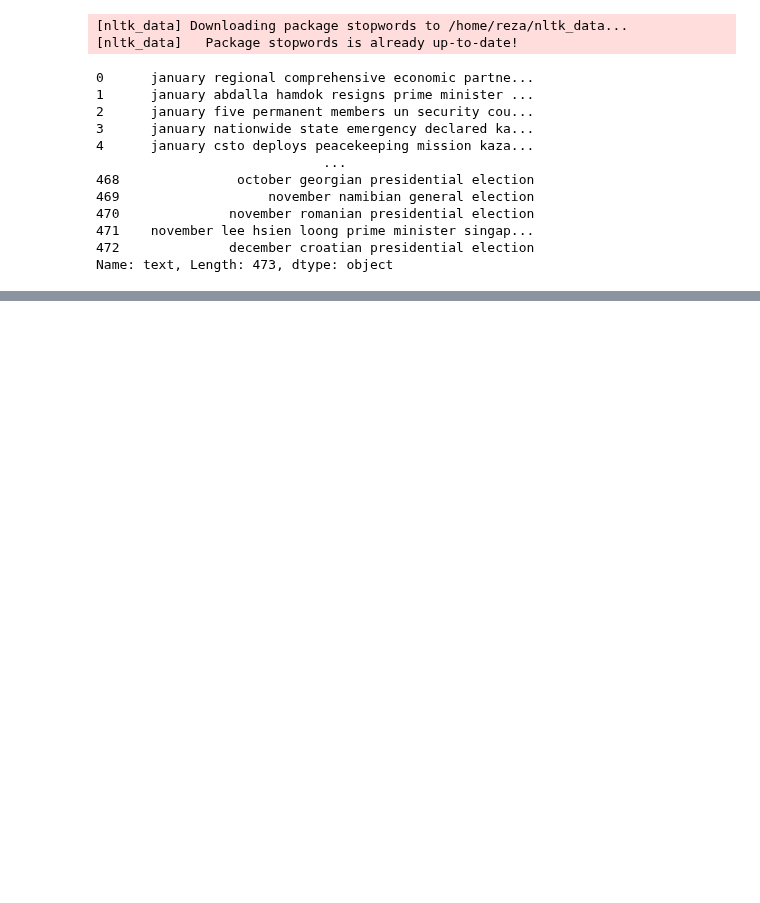
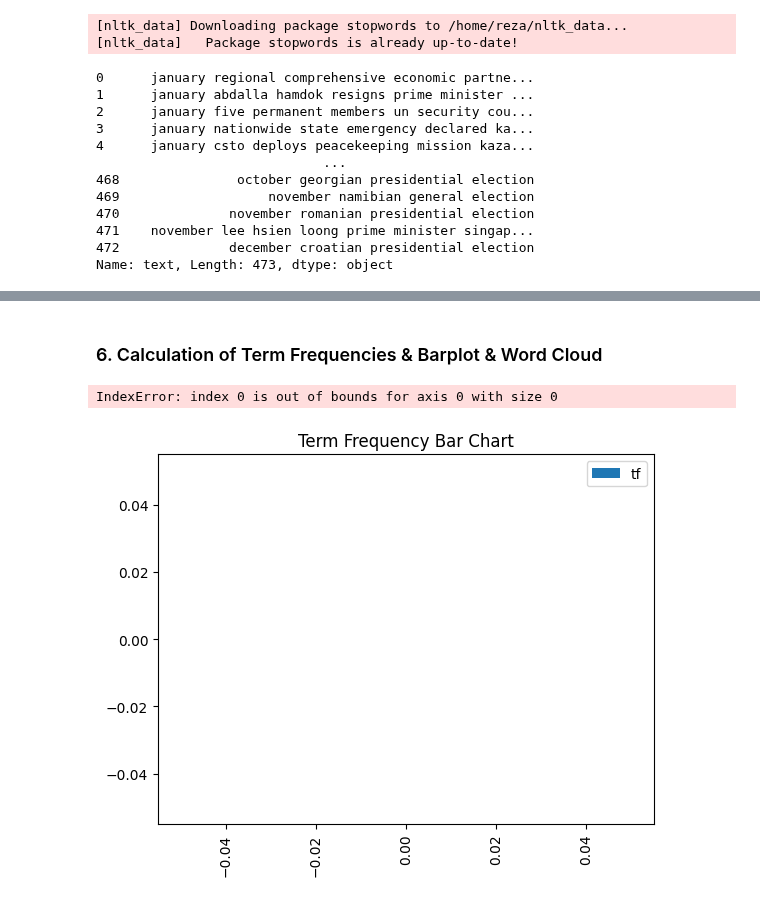
Before and after one commit to rezaAdinepour/Deep-Learning-Homework, a Jupyter notebook: HWs/HW3/Q1_P3.ipynb, the cells around one changed output, grey strips where cells are left out. Saved outputs shown, nothing was run; the diff lists cells and outputs as text; code cells hidden in the pictures; blank space fills up the shorter version.

```diff
--- a/HWs/HW3/Q1_P3.ipynb
+++ b/HWs/HW3/Q1_P3.ipynb
@@ -229,0 +275,3 @@ Name: text, Length: 473, dtype: object
+# %%
+df = apply_lemmatization(df, 'text')
+df['text']
@@ -229,0 +291,42 @@ Name: text, Length: 473, dtype: object
+# %% [markdown]
+### 6. Calculation of Term Frequencies & Barplot & Word Cloud
+# %%
+def plot_tf_and_wordcloud(df, column_name, tf_threshold=2000, max_font_size=50, max_words=100, background_color="black"):
+    """
+    Calculate term frequency (TF) and generate a word cloud for a specified column in a pandas DataFrame.
+
+    This function performs two main tasks:
+    1. Term Frequency Calculation and Bar Chart: Calculates the frequency of each word in the specified column and plots a bar chart for words with a frequency above a certain threshold.
+    2. Word Cloud Generation: Generates and displays a word cloud based on the text in the specified column.
+
+    Parameters:
+    df (pandas.DataFrame): A pandas DataFrame containing the text data.
+    column_name (str): The name of the column to analyze.
+    tf_threshold (int): The threshold for term frequency to be included in the bar chart.
+    max_font_size (int): Maximum font size for the word cloud.
+    max_words (int): The maximum number of words for the word cloud.
+    background_color (str): Background color for the word cloud.
+
+    Returns:
+    None: This function only plots the results and does not return any value.
+    """
+    # 1. Term Frequency Calculation and Bar Chart
+    tf = df[column_name].apply(lambda x: pd.value_counts(x.split(" "))).sum(axis=0).reset_index()
+    tf.columns = ["words", "tf"]
+    high_tf = tf[tf["tf"] > tf_threshold]
+    high_tf.plot.bar(x="words", y="tf", title="Term Frequency Bar Chart")
+    plt.show()
+
+    # 2. Word Cloud Generation
+    text = " ".join(i for i in df[column_name])
+    wordcloud = WordCloud(max_font_size=max_font_size, max_words=max_words, background_color=background_color).generate(text)
+    plt.figure(figsize=(10, 5))
+    plt.imshow(wordcloud, interpolation="bilinear")
+    plt.title("Word Cloud")
+    plt.axis("off")
+    plt.show()
+# %%
+plot_tf_and_wordcloud(df, "text")
+# %% [output]
+IndexError: index 0 is out of bounds for axis 0 with size 0
+[figure, added]
```
Also changed, not shown: parts of 14 cells of this notebook.
